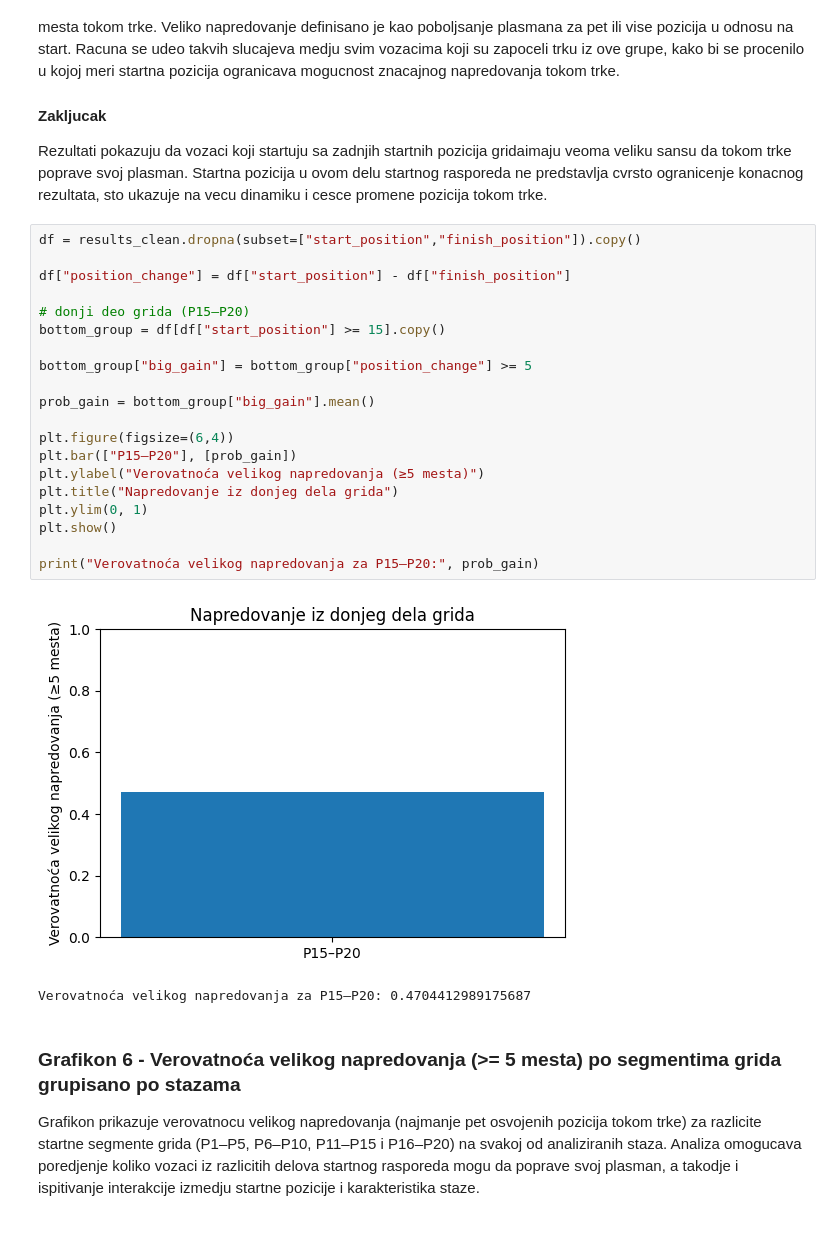
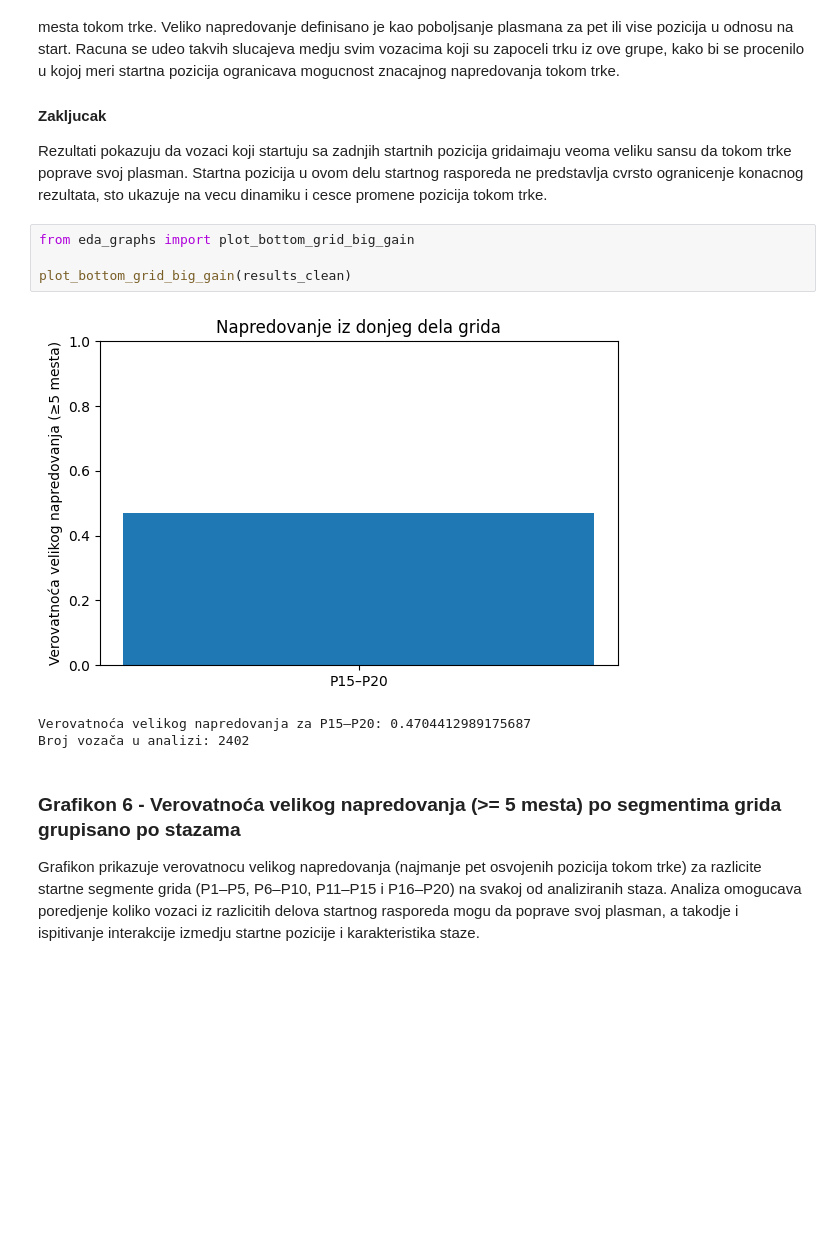
Before and after one commit to zelick/SIAP-F1-Analiza, a Jupyter notebook: SIAP_EDA_BaslineModel.ipynb, the cells around one changed output. Cells and saved outputs as stored; diff of their text form; blank space fills up the shorter version.

```diff
--- a/SIAP_EDA_BaslineModel.ipynb
+++ b/SIAP_EDA_BaslineModel.ipynb
@@ -274,28 +184,13 @@ Grafikon prikazuje verovatnocu da vozac koji startuje sa zadnjih startnih pozici
 #### Zakljucak
 Rezultati pokazuju da vozaci koji startuju sa zadnjih startnih pozicija gridaimaju veoma veliku sansu da tokom trke poprave svoj plasman. Startna pozicija u ovom delu startnog rasporeda ne predstavlja cvrsto ogranicenje konacnog rezultata, sto ukazuje na vecu dinamiku i cesce promene pozicija tokom trke.
 # %%
-df = results_clean.dropna(subset=["start_position","finish_position"]).copy()
+from eda_graphs import plot_bottom_grid_big_gain
 
-df["position_change"] = df["start_position"] - df["finish_position"]
-
-# donji deo grida (P15–P20)
-bottom_group = df[df["start_position"] >= 15].copy()
-
-bottom_group["big_gain"] = bottom_group["position_change"] >= 5
-
-prob_gain = bottom_group["big_gain"].mean()
-
-plt.figure(figsize=(6,4))
-plt.bar(["P15–P20"], [prob_gain])
-plt.ylabel("Verovatnoća velikog napredovanja (≥5 mesta)")
-plt.title("Napredovanje iz donjeg dela grida")
-plt.ylim(0, 1)
-plt.show()
-
-print("Verovatnoća velikog napredovanja za P15–P20:", prob_gain)
+plot_bottom_grid_big_gain(results_clean)
 # %% [output]
-[figure, old version]
+[figure, new version]
 Verovatnoća velikog napredovanja za P15–P20: 0.4704412989175687
+Broj vozača u analizi: 2402
 # %% [markdown]
 ### Grafikon 6 - Verovatnoća velikog napredovanja (>= 5 mesta) po segmentima grida grupisano po stazama
 Grafikon prikazuje verovatnocu velikog napredovanja (najmanje pet osvojenih pozicija tokom trke) za razlicite startne segmente grida (P1–P5, P6–P10, P11–P15 i P16–P20) na svakoj od analiziranih staza. Analiza omogucava poredjenje koliko vozaci iz razlicitih delova startnog rasporeda mogu da poprave svoj plasman, a takodje i ispitivanje interakcije izmedju startne pozicije i karakteristika staze.
```
Also changed, not shown: parts of 11 cells of this notebook, 1 other file.
